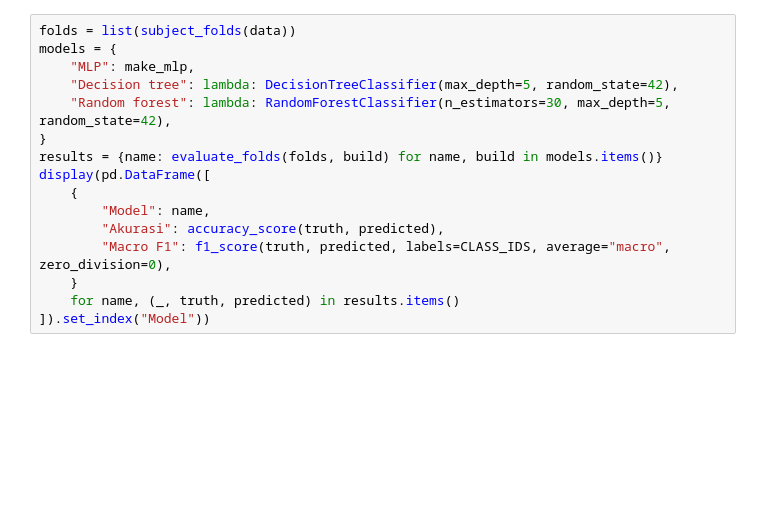
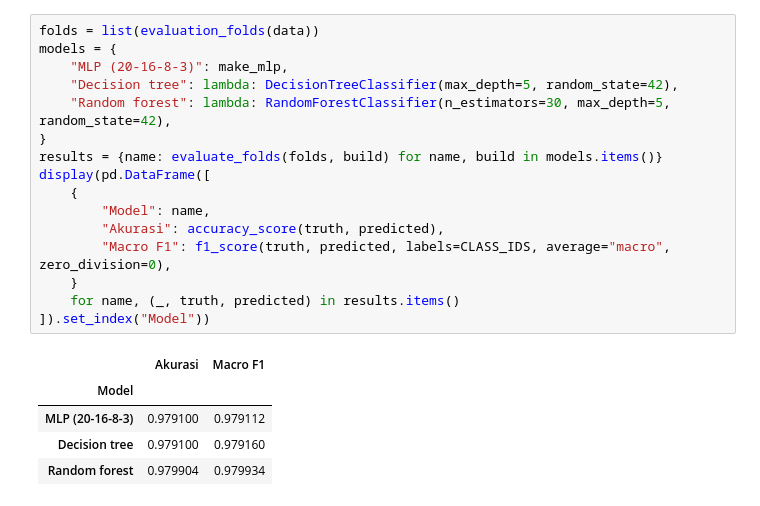
Before and after one commit to taritsats/ESP32-EdgeAI-HAR-MPU6050, a Jupyter notebook: Pelatihan_Model_Klasifikasi_Aktivitas_ESP32.ipynb, the cells around one changed output. Saved outputs shown, nothing was run; the diff lists cells and outputs as text; blank space fills up the shorter version.

```diff
--- a/Pelatihan_Model_Klasifikasi_Aktivitas_ESP32.ipynb
+++ b/Pelatihan_Model_Klasifikasi_Aktivitas_ESP32.ipynb
@@ -32,16 +68,22 @@ set latih di setiap fold.
 # %%
-folds = list(subject_folds(data))
+folds = list(evaluation_folds(data))
 models = {
-    "MLP": make_mlp,
+    "MLP (20-16-8-3)": make_mlp,
     "Decision tree": lambda: DecisionTreeClassifier(max_depth=5, random_state=42),
     "Random forest": lambda: RandomForestClassifier(n_estimators=30, max_depth=5, random_state=42),
 }
 results = {name: evaluate_folds(folds, build) for name, build in models.items()}
 display(pd.DataFrame([
     {
         "Model": name,
         "Akurasi": accuracy_score(truth, predicted),
         "Macro F1": f1_score(truth, predicted, labels=CLASS_IDS, average="macro", zero_division=0),
     }
     for name, (_, truth, predicted) in results.items()
 ]).set_index("Model"))
+# %% [output]
+|  | Akurasi | Macro F1 |
+| Model |  |  |
+| MLP (20-16-8-3) | 0.979100 | 0.979112 |
+| Decision tree | 0.979100 | 0.979160 |
+| Random forest | 0.979904 | 0.979934 |
```
Also changed, not shown: parts of 13 cells of this notebook, 8 other files.
